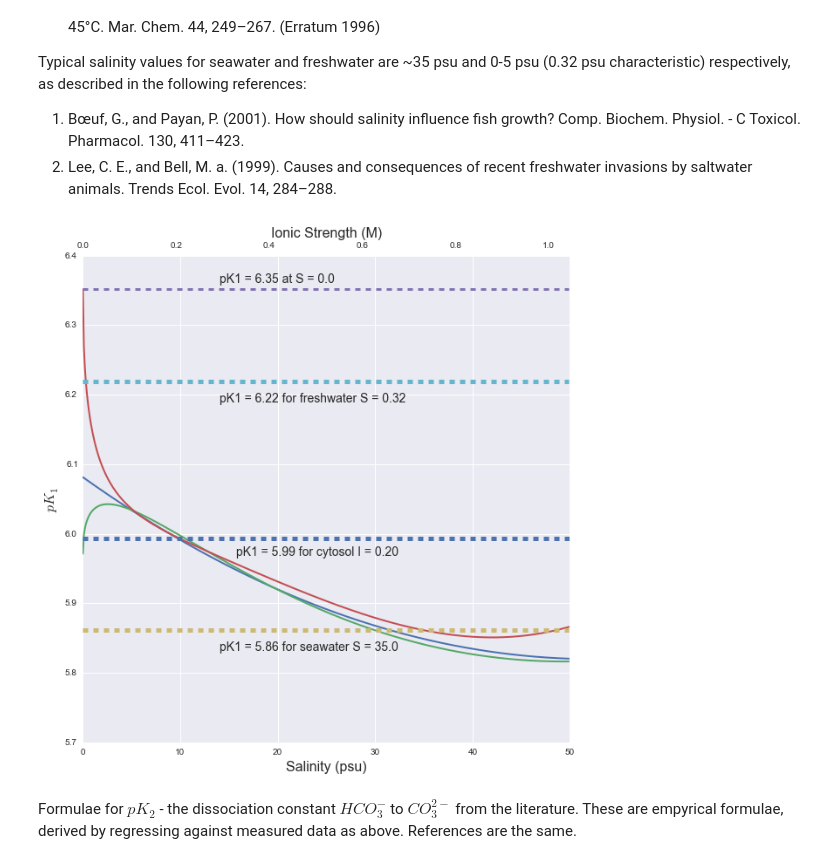
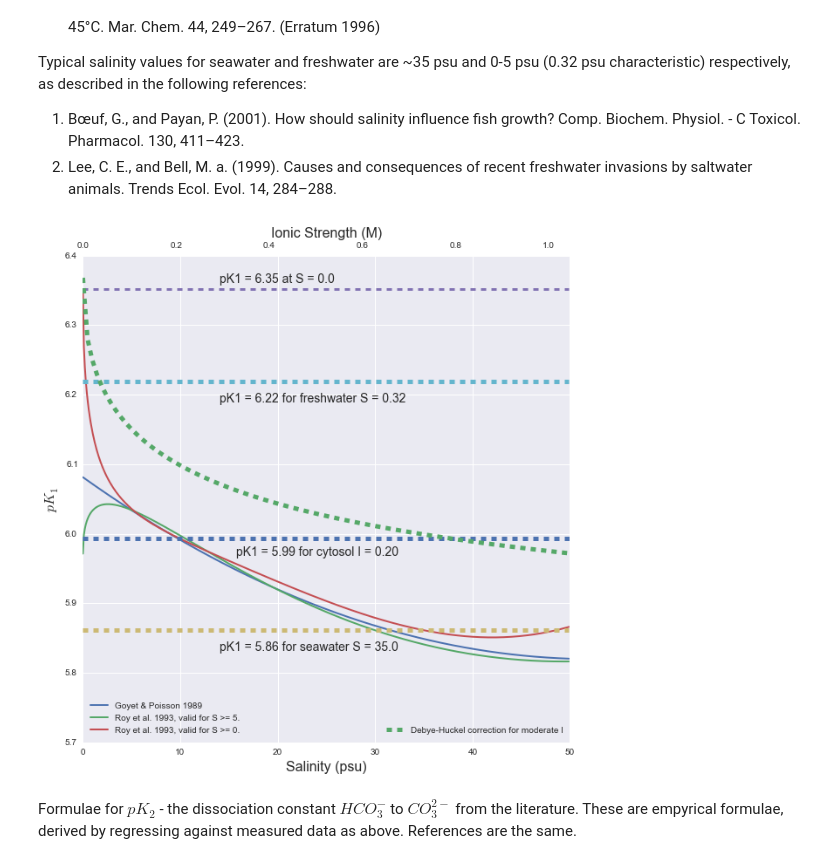
Before and after one commit to niallmm/ccm_Trichodesmium, a Jupyter notebook: python/ipython_notebooks/Empyrical pKas.ipynb, the cells around one changed output. Saved outputs shown, nothing was run; the diff lists cells and outputs as text; code cells hidden in the pictures.

Commit message:
Add DH theoretical correction to plots for comparison with empirical data.

```diff
--- a/python/ipython_notebooks/Empyrical pKas.ipynb
+++ b/python/ipython_notebooks/Empyrical pKas.ipynb
@@ -8,3 +47,27 @@ Populating the interactive namespace from numpy and matplotlib
+# %%
+# Fetch data for each of the 4 species.
+h2co3_d   = Alberty['H2CO3(sp)']
+hco3_d    = Alberty['HCO3-(sp)']
+co3_d     = Alberty['CO3-2(sp)']
+co2aq_d   = Alberty['CO2(aq)']
+dGf_h2co3 = h2co3_d['dG0_f']
+dGf_hco3  = hco3_d['dG0_f']
+dGf_co3   = co3_d['dG0_f']
+dGf_co2aq = co2aq_d['dG0_f']
+
+# Calculate the pKas from dGf with DH correction for ionic strength from I = 0.0 to I = 1.2 M.
+# Note that DH only supposed to be reasonable up to I = 0.2
+I_DH = np.arange(0.0, 1.2, 0.01)
+DH = debye_huckel(I_DH)
+dGf_h2co3_I = dGf_h2co3 + h2co3_d['nH'] * DH - h2co3_d['z']**2 * DH  # nH = 2, z = 0
+dGf_hco3_I  = dGf_hco3  + hco3_d['nH']  * DH - hco3_d['z'] **2 * DH  # nH = 1, z = -1
+dGf_co3_I   = dGf_co3   + co3_d['nH']   * DH - co3_d['z']  **2 * DH  # nH = 0, z = -2
+dGf_co2aq_I = dGf_co2aq + co2aq_d['nH'] * DH - co2aq_d['z']**2 * DH  # nH = 0, z = 0
+
+# In nomenclature of Roy and Millero papers, the H2CO3/HCO3- pKa is not mentioned. I call it pK0 here.
+pK0_DH = (dGf_hco3_I - dGf_h2co3_I) / (R*T*log(10))
+pK1_DH = (dGf_hco3_I - dGf_co2aq_I) / (R*T*log(10))
+pK2_DH = (dGf_co3_I - dGf_hco3_I) / (R*T*log(10))
 # %% [markdown]
 Formulae for $pK_1$ - the effective dissociation constant of aqueous $CO_2$ to $HCO_3^-$ from the literature. These are empyrical formulae, derived by regressing against measured data.
 
@@ -88,36 +151,37 @@ idx_fresh = np.where(S < freshwater_S)[0][-1]
 pK1_fresh = pK1s_roy_full[idx_fresh]
 
 pylab.plot(S, np.ones(S.size)*pK1_sea, '--', lw=5)
 pylab.text(14, pK1_sea - 0.03,
            'pK1 = %.3g for seawater S = %.1f' % (pK1_sea, seawater_S),
             fontsize=14)
 
 pylab.plot(S, np.ones(S.size)*pK1_fresh, '--', lw=5)
 pylab.text(14, pK1_fresh - 0.03,
            'pK1 = %.3g for freshwater S = %.2f' % (pK1_fresh, freshwater_S),
             fontsize=14)
 
 pylab.xlabel('Salinity (psu)', fontsize=16)
 pylab.ylabel('$pK_1$', fontsize=16)
+pylab.legend(loc=3)
 
 pylab.twiny()
 cell_S = 0.2
 idx_cell = np.where(I < cell_S)[0][-1]
 pK1_cell = pK1s_roy_full[idx_cell]
 
 pylab.xlim(I.min(), I.max())
 pylab.xlabel('Ionic Strength (M)', fontsize=16)
 pylab.plot(I, np.ones(I.size)*pK1_cell, '--', lw=5)
+pylab.plot(I_DH, pK1_DH, '--', lw=5, label='Debye-Huckel correction for moderate I')
 pylab.text(0.33, pK1_cell - 0.025,
            'pK1 = %.3g for cytosol I = %.2f' % (pK1_cell, cell_S),
            fontsize=14)
+pylab.legend(loc=4)
 pylab.grid(b=False)
-
-pylab.legend(loc=3)
 pylab.ylim(5.7, 6.4)
 pylab.show()
 # %% [output]
-[figure, old version]
+[figure, new version]
 # %% [markdown]
 Formulae for $pK_2$ - the dissociation constant $HCO_3^-$ to $CO_3^{2-}$ from the literature. These are empyrical formulae, derived by regressing against measured data as above. References are the same.
 # %%
```
Also changed, not shown: parts of 3 cells of this notebook.
